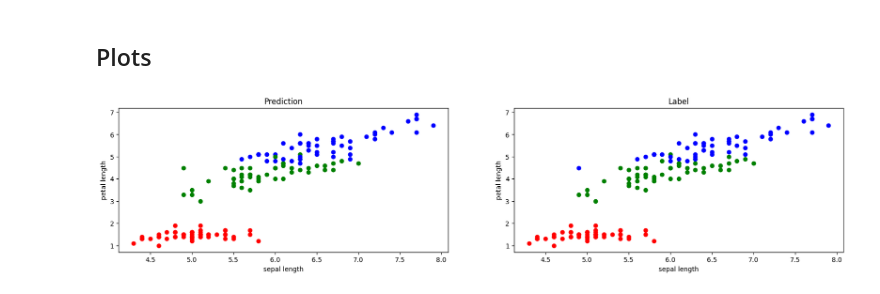
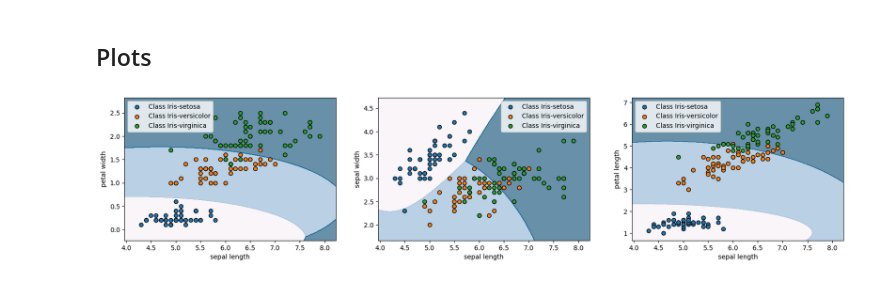
Before and after one commit to devabz/IKT215-G-BayesDecisionTheory, a Jupyter notebook: code/main.ipynb, the cells around one changed output. Saved outputs shown, nothing was run; the diff lists cells and outputs as text; code cells hidden in the pictures.

```diff
--- a/code/main.ipynb
+++ b/code/main.ipynb
@@ -17,7 +22,7 @@ y = iris.data.targets
 # %% [markdown]
 ## Probability Density Function for a Normal Distribution
 # %%
-def pdf_normal(x, axis=0):
+def compute_prob_density(x, axis=0):
     mean, std = np.mean(np.array(x), axis=axis), np.std(np.array(x), axis=axis)
     return lambda x: np.exp(-0.5*((x - mean)/std)**2)/(std*np.sqrt(2*np.pi))
 # %% [markdown]
@@ -35,8 +40,11 @@ def euler(x0=0, dt=0, dy=0, steps=-1, thr=1e-3):
 ## Class Conditional Probability Function
 Computes the PDF (Probability Density) and integrates over an interval $x_i + \Delta_x$ to approximate the conditonal probability $P(x_i | w_j)$
 # %%
-def prob_dist(feature, thr=1e-3):
-    return lambda x: euler(x0=x, dy=pdf_normal(feature), dt=1e-5, thr=thr)
+def compute_probability(feature, thr=1e-3, integrate=True):
+    if integrate:
+        return lambda x: euler(x0=x, dy=compute_prob_density(feature), dt=1e-5, thr=thr)
+
+    return lambda x: compute_prob_density(feature)(x)
 # %% [markdown]
 ## Example
 # %%
@@ -63,7 +56,8 @@ plt.show()
 ## Naive Bayes Classifier
 # %%
 class NaiveBayes:
-    def __init__(self):
+    def __init__(self, integrate=True):
+        self.integrate = integrate
         self.classes = None
         self.indices = None
         self.class_conditionals = None
@@ -88,9 +82,9 @@ class NaiveBayes:
         probabilities = []
         if not self._fitted:
             for i, (c, class_indices) in enumerate(zip(self.classes, self.indices)):
-                # Create and fit a prob_dist function to this class
-                self._prob_dist[c] = prob_dist(feature=x.iloc[class_indices], thr=1e-3)
-                probabilities.append(self._class_conditionals(x=x, c=c)) # store probabilities
+                # Create and fit a probability function to each class
+                self._prob_dist[c] = compute_probability(feature=x.iloc[class_indices], thr=1e-3, integrate=self.integrate)
+                probabilities.append(self._class_conditionals(x=x, c=c)) # compute and store the class_conditionals P(y | X)
 
             self._fitted = True
         else:
@@ -167,4 +128,0 @@ def plot_result(features = (0, 2)):
-# %%
-plot_result(features=(0, 2))
-# %% [output]
-[figure, removed]
@@ -170,0 +133,7 @@ plot_result(features=(0, 2))
+# %%
+fig, axes = plt.subplots(1, 3, figsize=(20, 4))
+for i, ax in enumerate(axes):
+    i = 3 if i == 0 else i
+    visualize_decision_boundary(x=X.iloc[:, [0, i]], y=y, predictor=lambda : NaiveBayes(integrate=False), cmap=plt.cm.PuBu, ax=ax)
+# %% [output]
+[figure, added]
```
Also changed, not shown: parts of 8 cells of this notebook, 8 other files.
